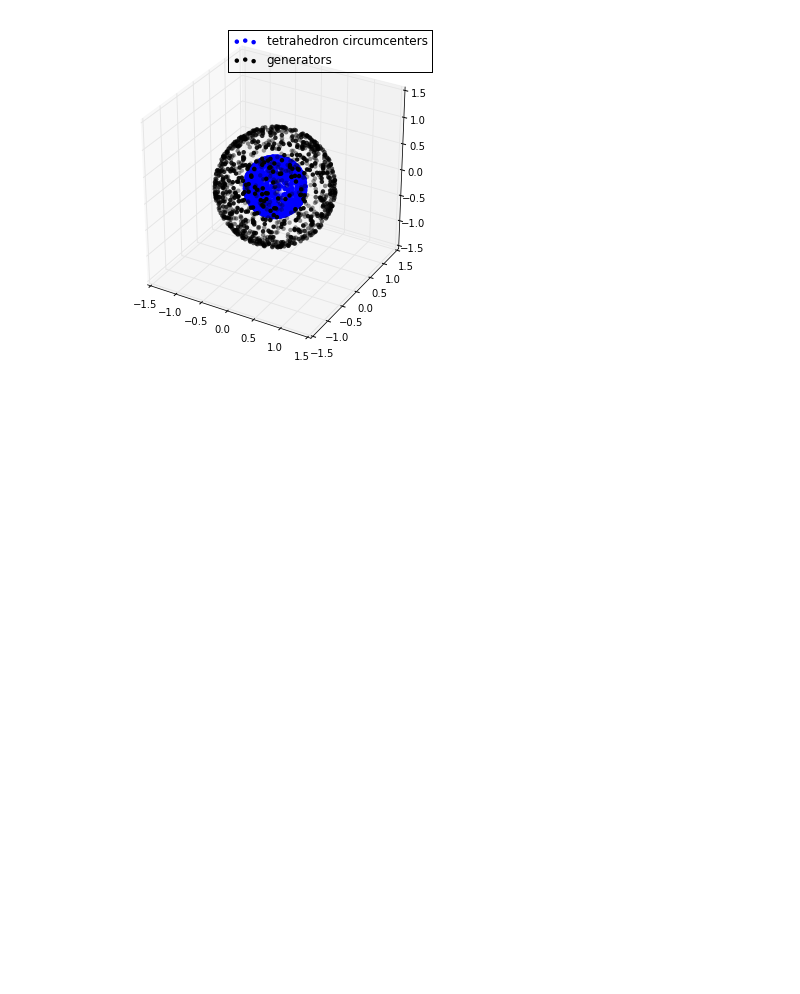
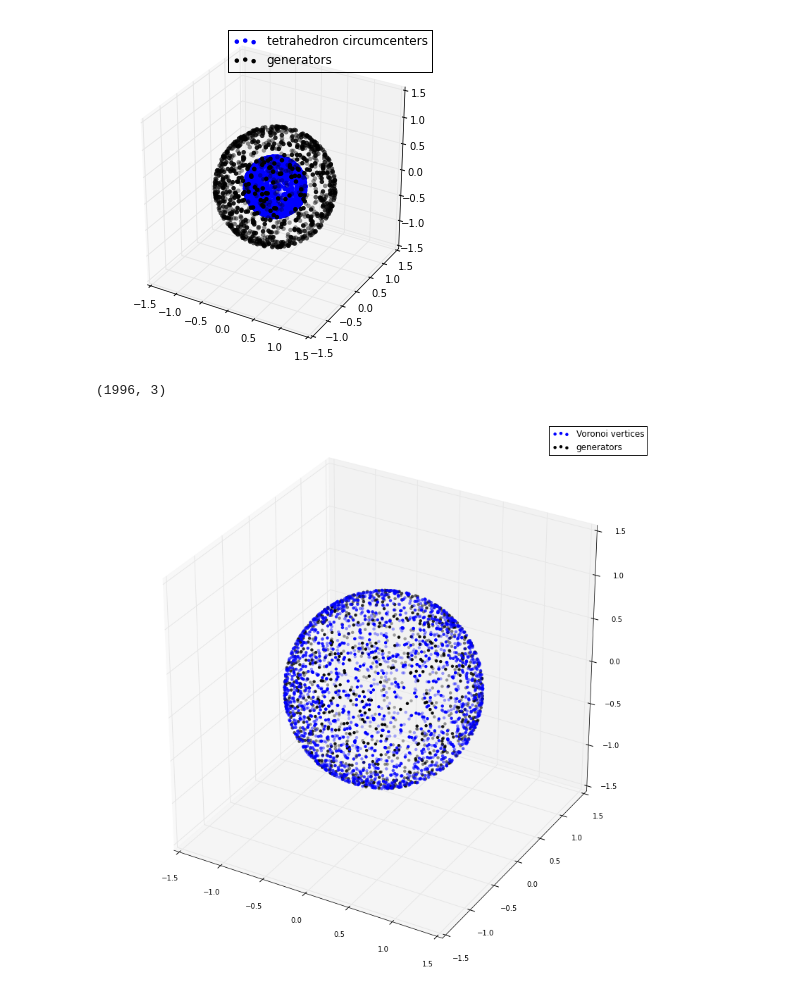
Before and after one commit to tylerjereddy/py_sphere_Voronoi, a Jupyter notebook: Delaunay_centroid_approach.ipynb, the cells around one changed output. Saved outputs shown, nothing was run; the diff lists cells and outputs as text; code cells hidden in the pictures; blank space fills up the shorter version.

Commit message:
Delaunay_centroid_approach.ipynb: -projected the tetrahedron circumcenters up to the sphere, to produce the Voronoi vertices, and verified their positions with a plot relative to the generators

```diff
--- a/Delaunay_centroid_approach.ipynb
+++ b/Delaunay_centroid_approach.ipynb
@@ -114,3 +114,23 @@ ax.legend()
 fig_test_all_circumcenters.set_size_inches(6,6)
 # %% [output]
 [figure]
+# %%
+#attempt to project the tetrahedron circumcenters up to the surface of the sphere, to produce the Voronoi vertices
+# based on http://stackoverflow.com/a/9604279
+radius = 1.0
+array_vector_lengths = sp.spatial.distance.cdist(array_circumcenter_coords,np.zeros((1,3)))
+array_Voronoi_vertices = (radius / np.abs(array_vector_lengths)) * array_circumcenter_coords
+# %%
+array_Voronoi_vertices.shape
+# %% [output]
+(1996, 3)
+# %%
+#confirm reasonable positions for Voronoi vertices relative to generators by visual inspection:
+fig_assess_Voronoi_vertices = plt.figure()
+ax = fig_assess_Voronoi_vertices.add_subplot('111', projection = '3d')
+ax.scatter(array_Voronoi_vertices[...,0], array_Voronoi_vertices[...,1], array_Voronoi_vertices[...,2], c = 'blue', edgecolor = 'none', label = 'Voronoi vertices')
+ax.scatter(random_coordinate_array[...,0], random_coordinate_array[...,1], random_coordinate_array[...,2], c = 'black', edgecolor = 'none', label = 'generators')
+ax.legend()
+fig_assess_Voronoi_vertices.set_size_inches(14,14)
+# %% [output]
+[figure, added]
```
